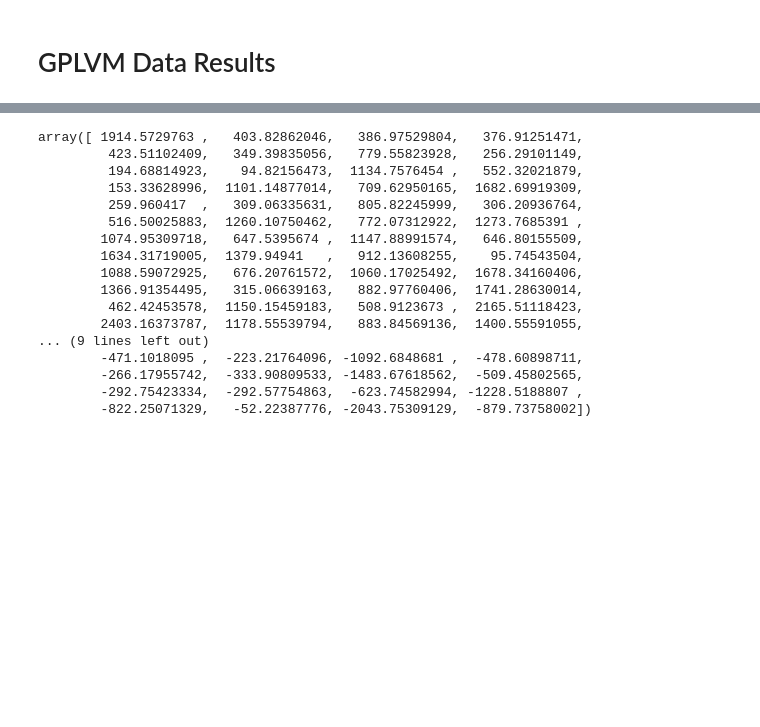
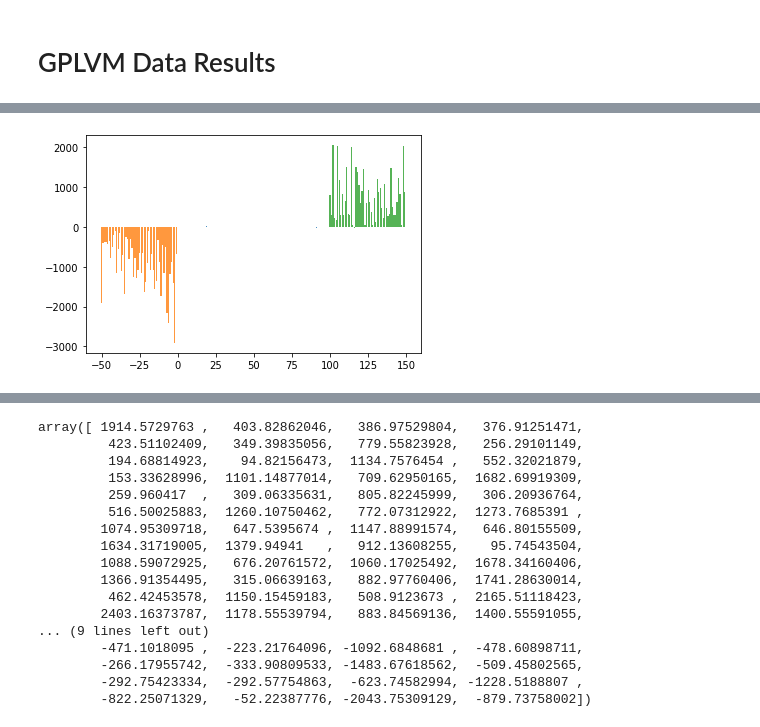
Before and after one commit to Anish144/causal_discovery_bayesian_model_selection, a Jupyter notebook: notebooks/results_playground.ipynb, the cells around one changed output, grey strips where cells are left out. Saved outputs shown, nothing was run; the diff lists cells and outputs as text; code cells hidden in the pictures; blank space fills up the shorter version.

Commit message:
Generalised GPLVM fixed and done

```diff
--- a/notebooks/results_playground.ipynb
+++ b/notebooks/results_playground.ipynb
@@ -1288,6 +1265,20 @@ x, y, weight, target = data_get(data_path=f"{work_dir}/data/linear_pairs/files")
+# %%
+import dill
+import matplotlib.pyplot as plt
+import numpy as np
+work_dir = "/vol/bitbucket/ad6013/Research/gp-causal"
+
+
+def get_files(data_name):
+    all_files = [
+        f"fullscore-{data_name}-gplvm-reinit10-numind200_start:{i}_end:{i + 10}.p" for i in np.linspace(0, 90, 10, dtype=int)
+    ]
+    return all_files
 # %%
-all_results = {}
-for file_idx in range(10):
-    with open(f"{work_dir}/results/{eval(f'file_{file_idx + 1}')}", "rb") as f:
-        results = dill.load(f)
-    all_results.update(results["final_scores"])
+def get_result_files(all_files):
+    all_results = {}
+    for file in all_files:
+        with open(f"{work_dir}/results/{file}", "rb") as f:
+            results = dill.load(f)
+        all_results.update(results["final_scores"])
+    return all_results
@@ -1313,3 +1285,6 @@ To enable them in other operations, rebuild TensorFlow with the appropriate comp
+# %%
+all_files = get_files("gplvm_pairs")
+all_results = get_result_files(all_files)
 # %%
 from utils import return_all_scores, return_best_causal_scores, get_correct
 
@@ -1318,11 +1293,9 @@ all_x, all_y_x, all_y, all_x_y = return_all_scores(all_results)
 best_scores = return_best_causal_scores(all_x, all_y_x, all_y, all_x_y)
 # %%
 total_runs = len(list(best_scores.keys()))
-y_scores = np.zeros(total_runs)
-final_targets = np.zeros(total_runs)
+y_scores_gplvm = np.zeros(total_runs)
 for idx, run_idx in enumerate(list(best_scores.keys())):
     current_run = best_scores[run_idx]
     causal_score = current_run.best_loss_x + current_run.best_loss_y_x
     anticausal_score = current_run.best_loss_y + current_run.best_loss_x_y
-    y_scores[idx] = - causal_score + anticausal_score
-    final_targets[idx] = target[run_idx]
+    y_scores_gplvm[idx] = causal_score - anticausal_score
@@ -1328,0 +1322,8 @@ for idx, run_idx in enumerate(list(best_scores.keys())):
+# %%
+plt.bar(np.arange(total_runs), y_scores_linear, alpha=0.8)
+plt.bar(np.arange(-50, 0), y_scores_gplvm[:50], alpha=0.8)
+plt.bar(np.arange(100, 150), y_scores_gplvm[50:], alpha=0.8)
+plt.show()
+plt.close()
+# %% [output]
+[figure, added]
```
Also changed, not shown: parts of 16 cells of this notebook, 16 other files.
